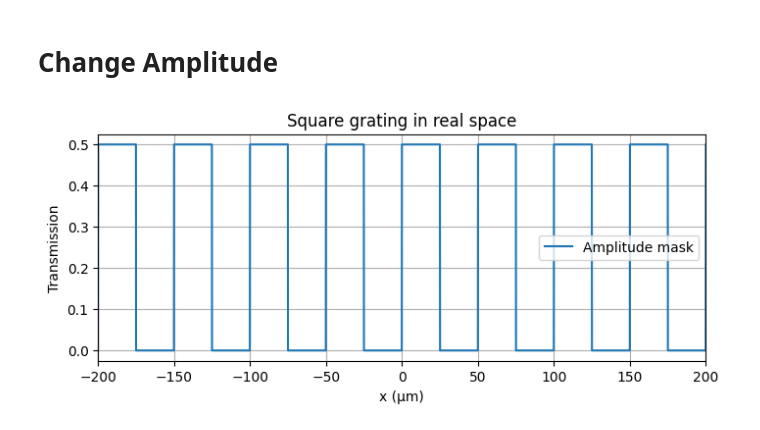
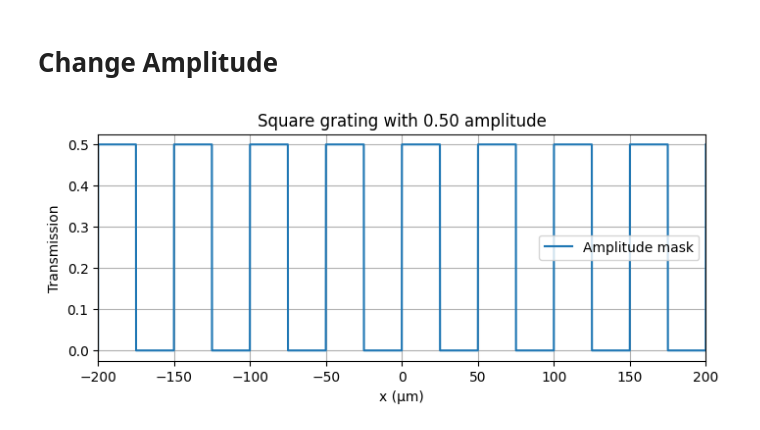
Before and after one commit to atlindburg/fourier-optics, a Jupyter notebook: notebooks/20251006-rectangular_gratings.ipynb, the cells around one changed output. Saved outputs shown, nothing was run; the diff lists cells and outputs as text; code cells hidden in the pictures.

```diff
--- a/notebooks/20251006-rectangular_gratings.ipynb
+++ b/notebooks/20251006-rectangular_gratings.ipynb
@@ -112,18 +112,18 @@ plt.show()
 # %%
 # Grating parameters
 period = 50e-6   # 50 µm
 
 # Generate grating (amplitude version)
 G = fo.rectangular_grating_1D(x, period, amplitude=0.5)
 
 plt.figure(figsize=(8,3))
 plt.plot(x*1e6, np.real(G), label="Amplitude mask")
 plt.xlabel("x (µm)")
 plt.ylabel("Transmission")
-plt.title("Square grating in real space")
+plt.title("Square grating with 0.50 amplitude")
 plt.xlim(-200, 200)
 plt.grid(True)
 plt.legend()
 plt.show()
 # %% [output]
-[figure, old version]
+[figure, new version]
```
Also changed, not shown: parts of 1 cell of this notebook, 4 other files.
